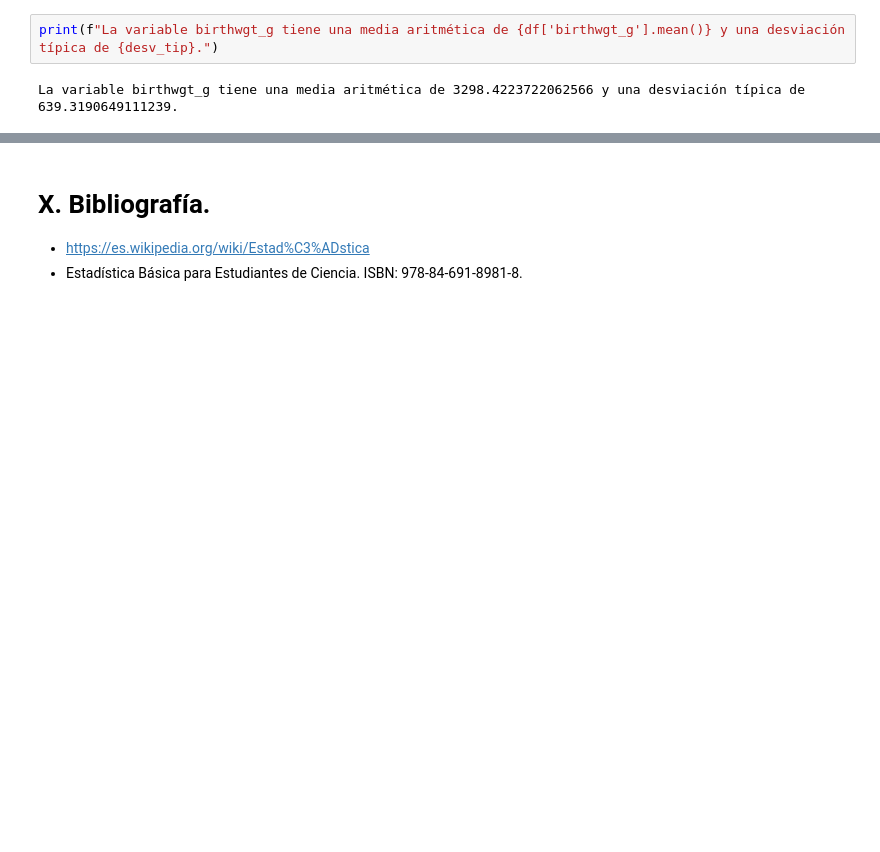
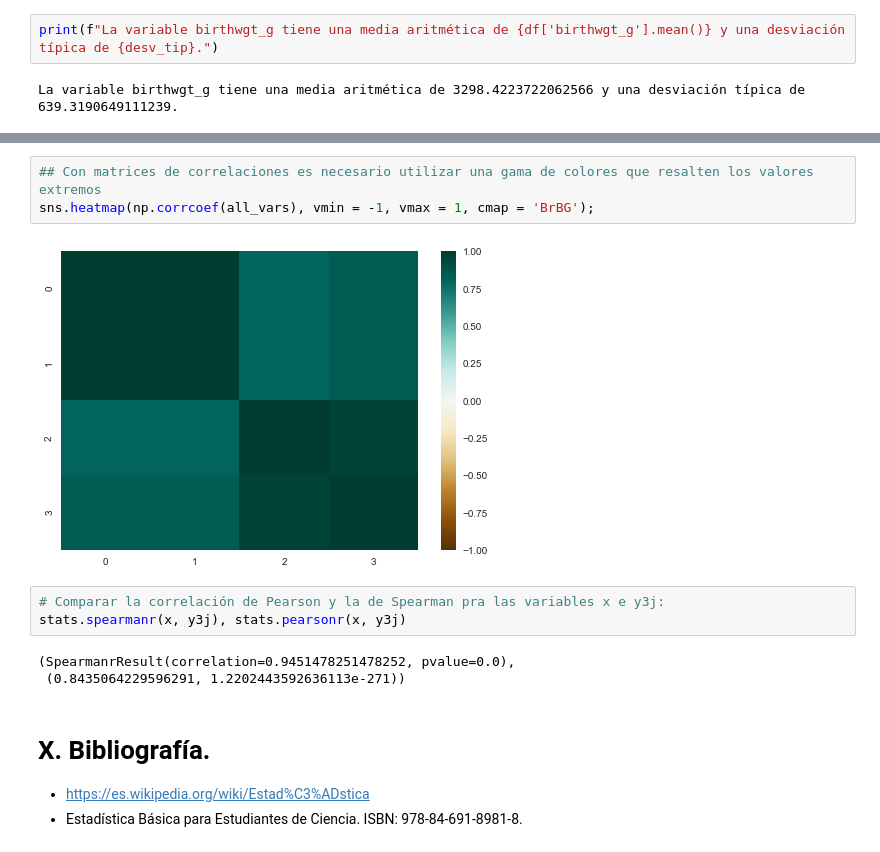
Before and after one commit to gmachinromero/course_kschool_ds_master, a Jupyter notebook: _02_03_python_estadistica.ipynb, the cells around one changed output, grey strips where cells are left out. Saved outputs shown, nothing was run; the diff lists cells and outputs as text; blank space fills up the shorter version.

```diff
--- a/_02_03_python_estadistica.ipynb
+++ b/_02_03_python_estadistica.ipynb
@@ -199,3 +349,14 @@ Existen diferentes coeficientes como el de Fisher o de Pearson para cuantificar
+# %%
+## Con matrices de correlaciones es necesario utilizar una gama de colores que resalten los valores extremos
+sns.heatmap(np.corrcoef(all_vars), vmin = -1, vmax = 1, cmap = 'BrBG');
+# %% [output]
+[figure, added]
+# %%
+# Comparar la correlación de Pearson y la de Spearman pra las variables x e y3j:
+stats.spearmanr(x, y3j), stats.pearsonr(x, y3j)
+# %% [output]
+(SpearmanrResult(correlation=0.9451478251478252, pvalue=0.0),
+ (0.8435064229596291, 1.2202443592636113e-271))
 # %% [markdown]
 # X. Bibliografía.
 
```
Also changed, not shown: parts of 16 cells of this notebook.
